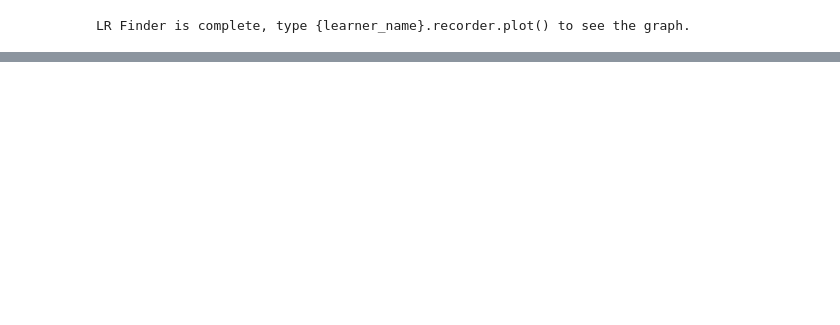
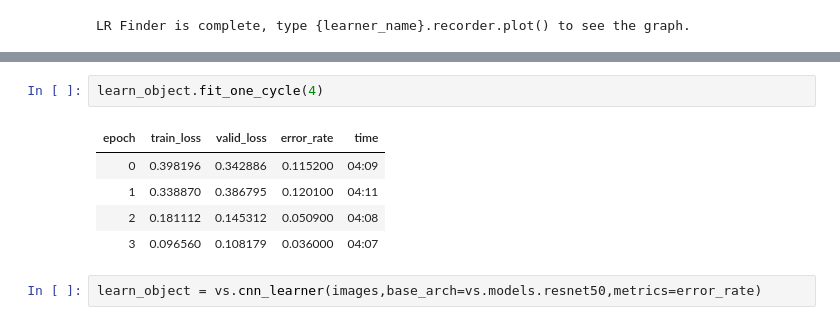
Before and after one commit to yashlab/fast_AI, a Jupyter notebook: L1_CIFAR.ipynb, the cells around one changed output, grey strips where cells are left out. Saved outputs shown, nothing was run; the diff lists cells and outputs as text; blank space fills up the shorter version.

```diff
--- a/L1_CIFAR.ipynb
+++ b/L1_CIFAR.ipynb
@@ -93,0 +89,10 @@ Original Traceback (most recent call last):
+# %%
+learn_object.fit_one_cycle(4)
+# %% [output]
+| epoch | train_loss | valid_loss | error_rate | time |
+| 0 | 0.398196 | 0.342886 | 0.115200 | 04:09 |
+| 1 | 0.338870 | 0.386795 | 0.120100 | 04:11 |
+| 2 | 0.181112 | 0.145312 | 0.050900 | 04:08 |
+| 3 | 0.096560 | 0.108179 | 0.036000 | 04:07 |
+# %%
+learn_object = vs.cnn_learner(images,base_arch=vs.models.resnet50,metrics=error_rate)
```
Also changed, not shown: parts of 18 cells of this notebook.
